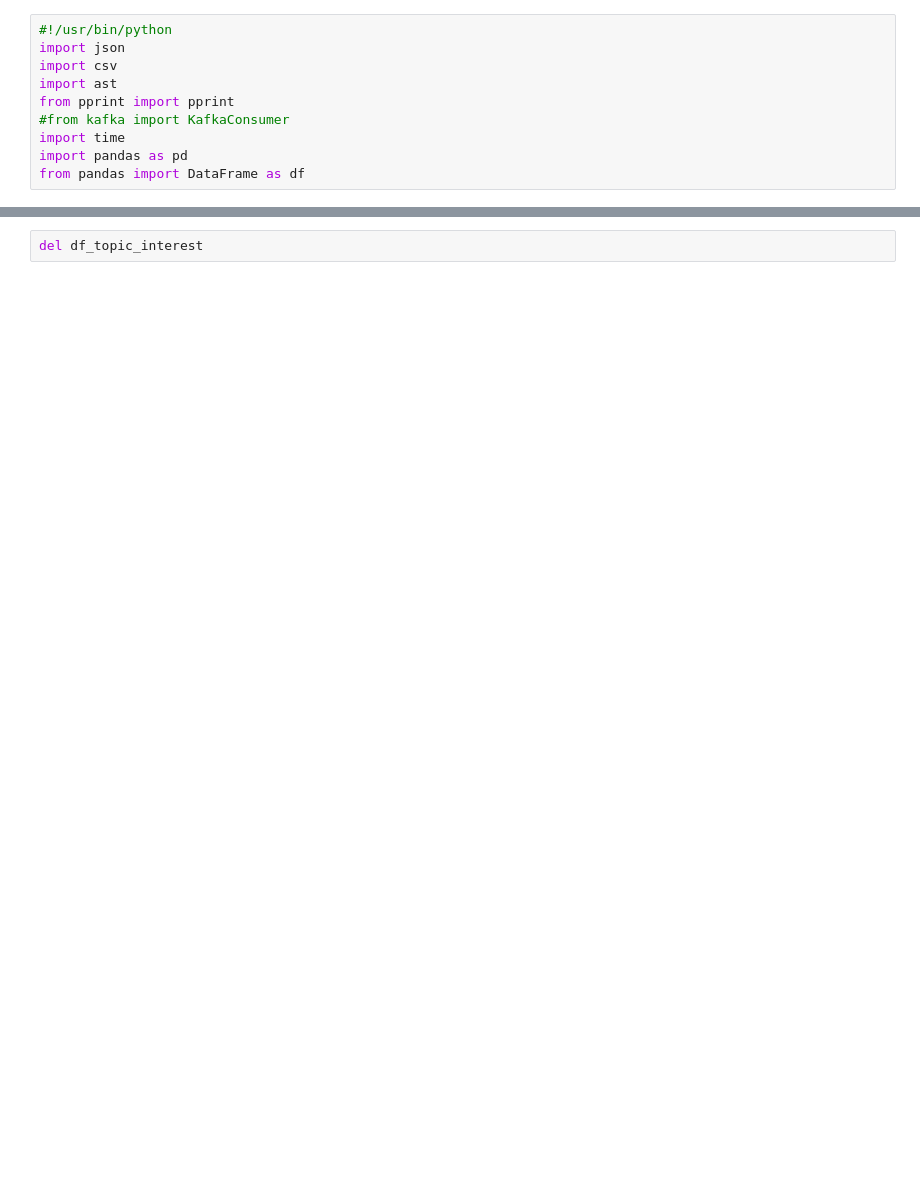
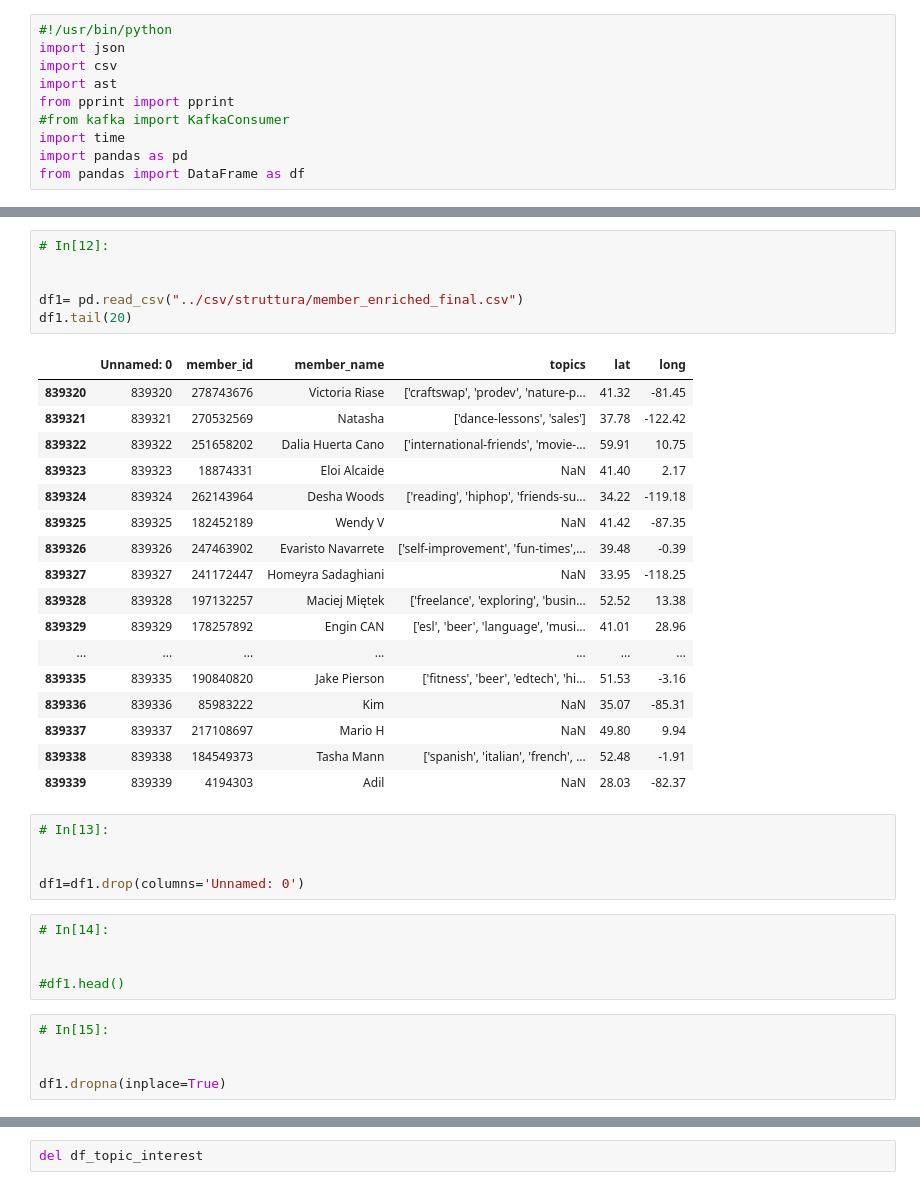
Before and after one commit to maxi93/NeoMeetup, a Jupyter notebook: Scripts/Update_topic_id.ipynb, the cells around one changed output, grey strips where cells are left out. Saved outputs shown, nothing was run; the diff lists cells and outputs as text; blank space fills up the shorter version.

```diff
--- a/Scripts/Update_topic_id.ipynb
+++ b/Scripts/Update_topic_id.ipynb
@@ -167,0 +33,39 @@ df_topic_interest.to_csv("../Csv/Struttura/relations_topics_with_id.csv", index=
+# %%
+# In[12]:
+
+
+df1= pd.read_csv("../csv/struttura/member_enriched_final.csv")
+df1.tail(20)
+# %% [output]
+|  | Unnamed: 0 | member_id | member_name | topics | lat | long |
+| 839320 | 839320 | 278743676 | Victoria Riase | ['craftswap', 'prodev', 'nature-p... | 41.32 | -81.45 |
+| 839321 | 839321 | 270532569 | Natasha | ['dance-lessons', 'sales'] | 37.78 | -122.42 |
+| 839322 | 839322 | 251658202 | Dalia Huerta Cano | ['international-friends', 'movie-... | 59.91 | 10.75 |
+| 839323 | 839323 | 18874331 | Eloi Alcaide | NaN | 41.40 | 2.17 |
+| 839324 | 839324 | 262143964 | Desha Woods | ['reading', 'hiphop', 'friends-su... | 34.22 | -119.18 |
+| 839325 | 839325 | 182452189 | Wendy V | NaN | 41.42 | -87.35 |
+| 839326 | 839326 | 247463902 | Evaristo Navarrete | ['self-improvement', 'fun-times',... | 39.48 | -0.39 |
+| 839327 | 839327 | 241172447 | Homeyra Sadaghiani | NaN | 33.95 | -118.25 |
+| 839328 | 839328 | 197132257 | Maciej Miętek | ['freelance', 'exploring', 'busin... | 52.52 | 13.38 |
+| 839329 | 839329 | 178257892 | Engin CAN | ['esl', 'beer', 'language', 'musi... | 41.01 | 28.96 |
+| ... | ... | ... | ... | ... | ... | ... |
+| 839335 | 839335 | 190840820 | Jake Pierson | ['fitness', 'beer', 'edtech', 'hi... | 51.53 | -3.16 |
+| 839336 | 839336 | 85983222 | Kim | NaN | 35.07 | -85.31 |
+| 839337 | 839337 | 217108697 | Mario H | NaN | 49.80 | 9.94 |
+| 839338 | 839338 | 184549373 | Tasha Mann | ['spanish', 'italian', 'french', ... | 52.48 | -1.91 |
+| 839339 | 839339 | 4194303 | Adil | NaN | 28.03 | -82.37 |
+# %%
+# In[13]:
+
+
+df1=df1.drop(columns='Unnamed: 0')
+# %%
+# In[14]:
+
+
+#df1.head()
+# %%
+# In[15]:
+
+
+df1.dropna(inplace=True)
```
Also changed, not shown: parts of 55 cells of this notebook, 1 other file.
